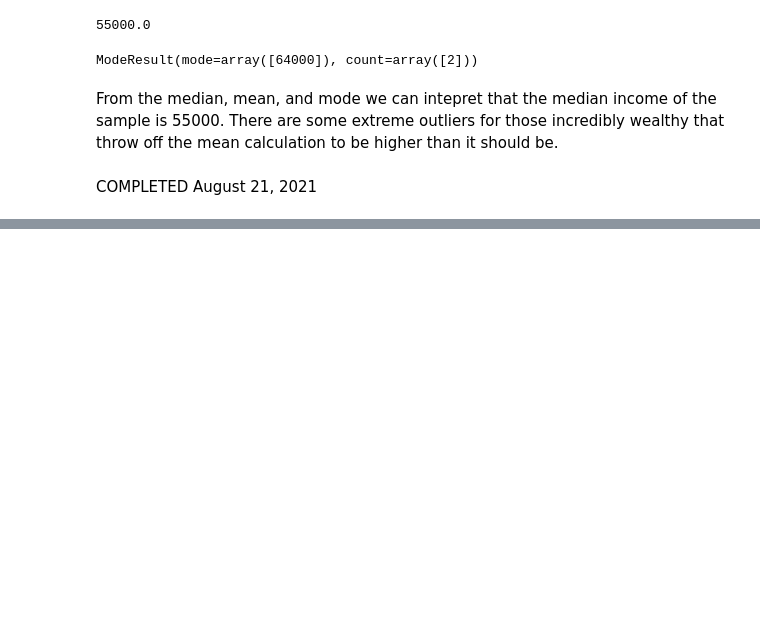
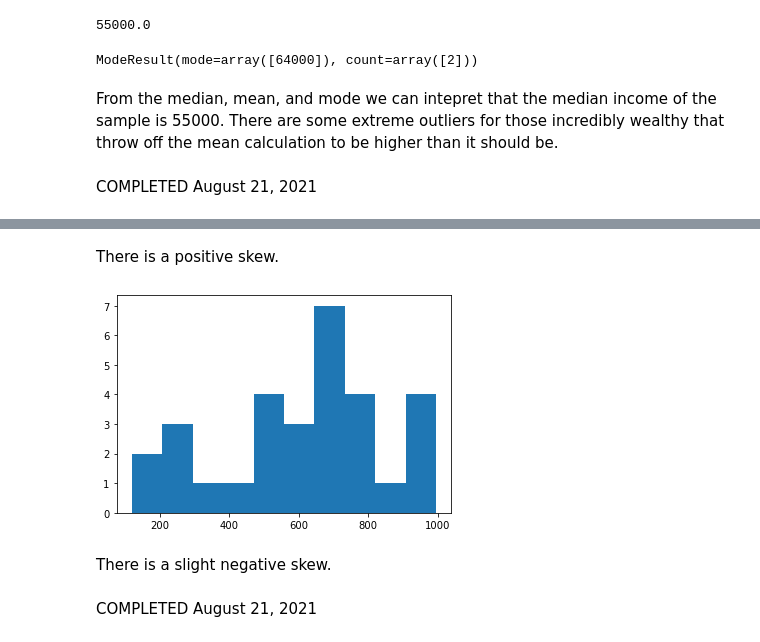
Before and after one commit to Malcolm206/UDEMY_BI_ANALYST, a Jupyter notebook: Untitled.ipynb, the cells around one changed output, grey strips where cells are left out. Saved outputs shown, nothing was run; the diff lists cells and outputs as text; code cells hidden in the pictures; blank space fills up the shorter version.

```diff
--- a/Untitled.ipynb
+++ b/Untitled.ipynb
@@ -203,0 +213,13 @@ COMPLETED August 21, 2021
+# %% [markdown]
+There is a positive skew.
+# %%
+skew_data2 = [586, 760, 495, 678, 559, 415, 370, 659, 119, 288, 241, 787, 522, 207, 160, 526, 656, 848, 720, 676,
+              581, 929, 653, 661, 770, 800, 529, 975, 995, 947]
+plt.hist(skew_data2)
+plt.show()
+# %% [output]
+[figure, added]
+# %% [markdown]
+There is a slight negative skew.
+# %% [markdown]
+COMPLETED August 21, 2021
```
Also changed, not shown: parts of 2 cells of this notebook.
